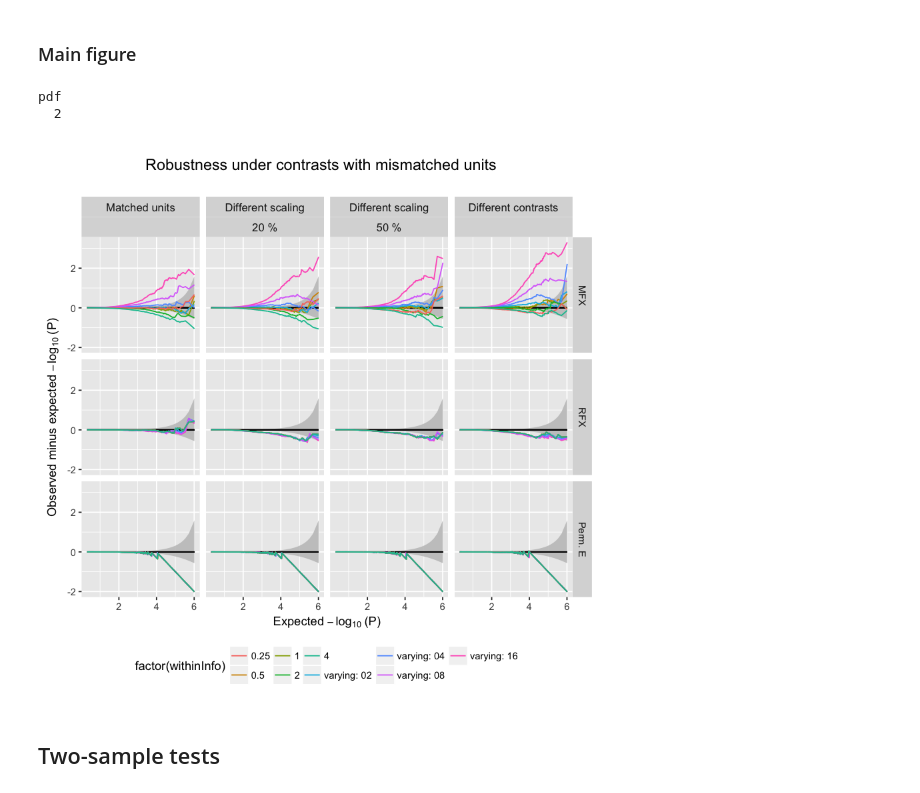
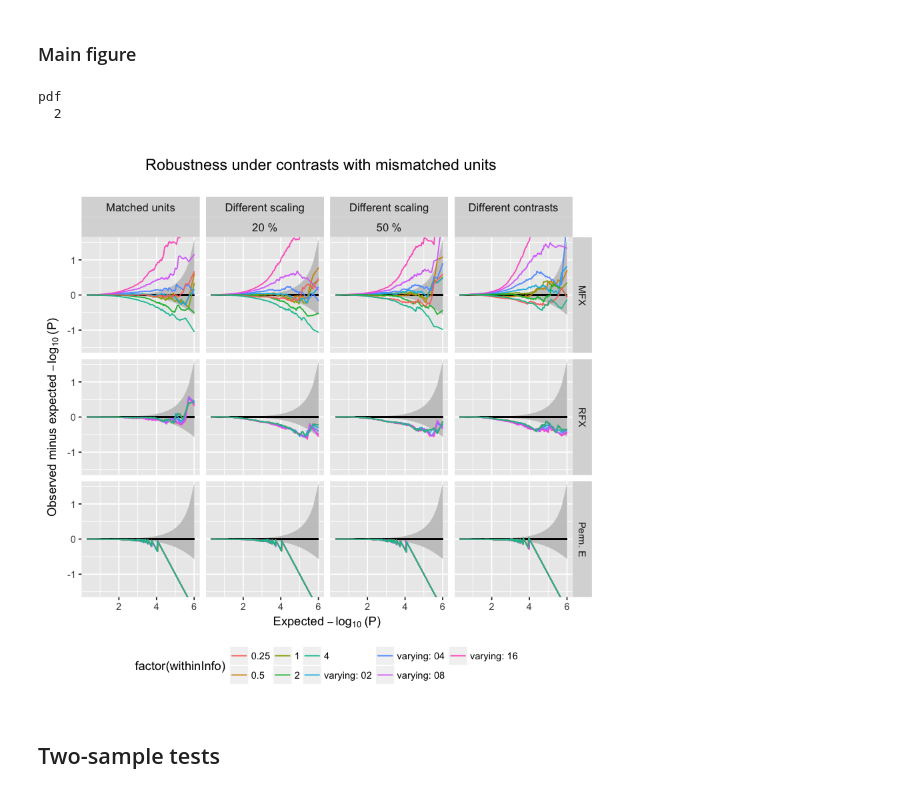
Before and after one commit to cmaumet/zmeta, a Jupyter notebook: units_mismatch/plot_simulations.ipynb, the cells around one changed output. Drawn from its saved outputs; the diff is of its cells as text; code cells hidden in the pictures.

```diff
--- a/units_mismatch/plot_simulations.ipynb
+++ b/units_mismatch/plot_simulations.ipynb
@@ -55,35 +56,35 @@ We look at $τ^2 = 1$ and only valid scenarii for each method:
 # %%
 units_plot <- function(data, max_z=NA, lim=NA){
 
     con_methods <- c("megaMFX","megaRFX","permutCon")
     con_data <- subset(data, is.finite(expectedz) & expectedz>0  &  methods %in% con_methods)
 
     p <- plot_qq_p(list(con_data),
               methods~unitMism+soft2,
               '',
               mult=FALSE, lim=lim, filename=NA, max_z=max_z) +
         theme(legend.position="bottom")
 
     title <- ggdraw() + draw_label(
         'Robustness under contrasts with mismatched units')
     p <- plot_grid(title, p, ncol=1, rel_heights=c(0.1, 1))
 
     return(p)
 }
 
-p <- units_plot(allsimudat)
+p <- units_plot(allsimudat, lim=1.5)
 
 # print on screen
 print(p)
 
 # Save to pdf
 pdf(paste("units.pdf", sep=""))
 print(p)
 dev.off()
 # %% [output]
 pdf
   2
-[figure, old version]
+[figure, new version]
 # %% [markdown]
 ##  Two-sample tests
 # %% [markdown]
```
Also changed, not shown: parts of 5 cells of this notebook, 3 other files.
